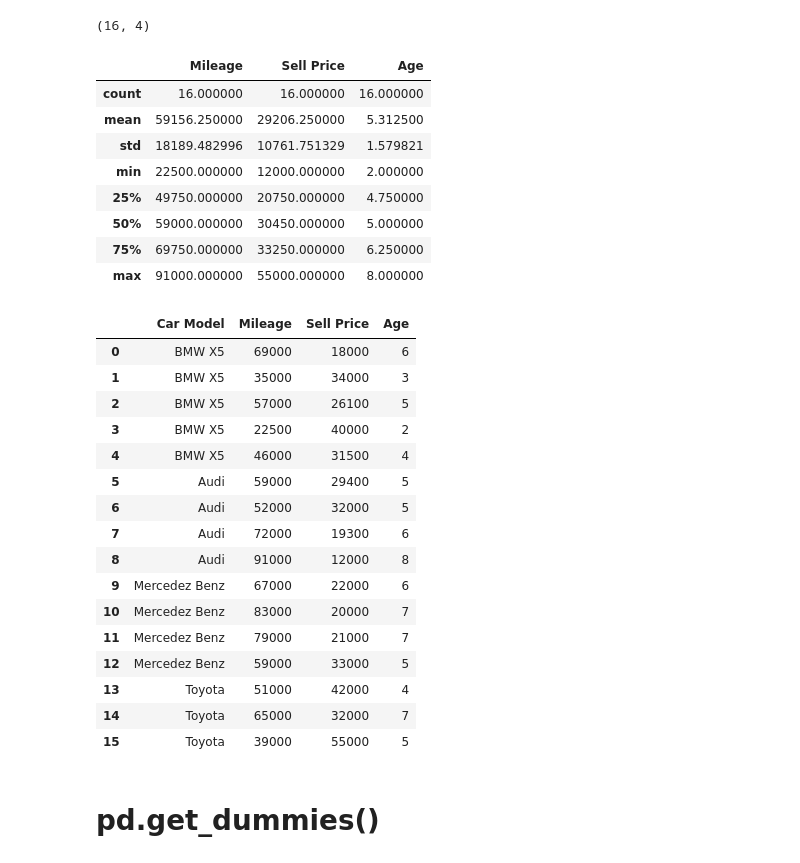
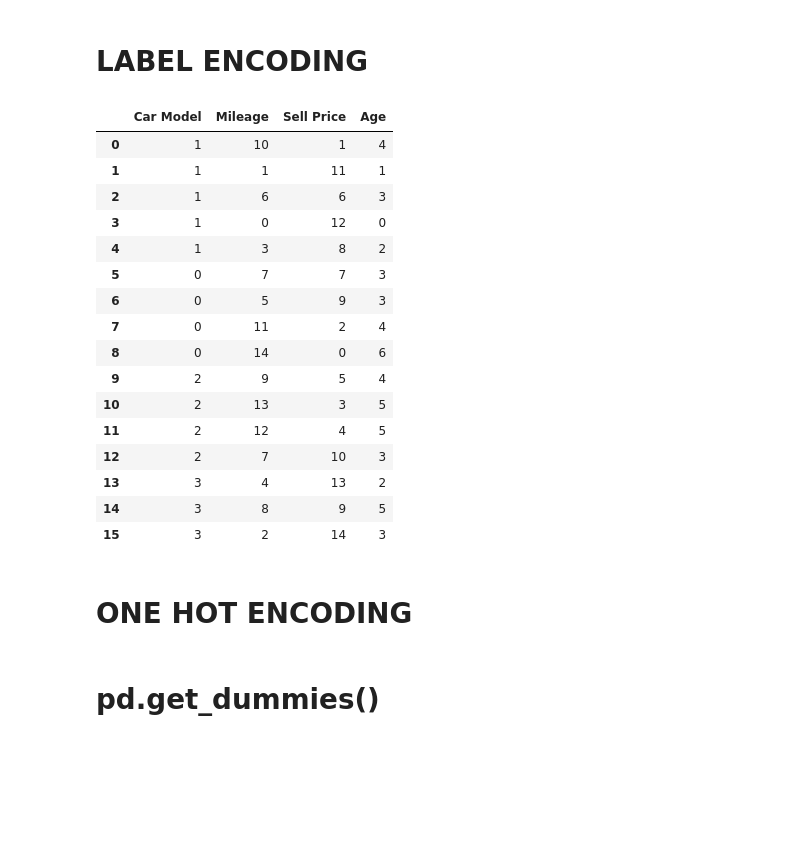
Before and after one commit to shohidulpolash/Machine-Learning-Practise, a Jupyter notebook: Encoding/One Hot Encoding Label Encoding.ipynb, the cells around one changed output. Saved outputs shown, nothing was run; the diff lists cells and outputs as text; code cells hidden in the pictures; blank space fills up the shorter version.

Commit message:
Decision Tree Regression 2, Label Encoding

```diff
--- a/Encoding/One Hot Encoding Label Encoding.ipynb
+++ b/Encoding/One Hot Encoding Label Encoding.ipynb
@@ -1,2 +1,4 @@
 # %%
 import pandas as pd
+# %%
+df=pd.read_csv("carprices.csv")
@@ -2,0 +41,2 @@ import pandas as pd
+# %% [markdown]
+# LABEL ENCODING
@@ -3,41 +46,29 @@ import pandas as pd
+# %%
+df=df.apply(LabelEncoder().fit_transform)
+# %%
+df #Label encoding happens in CAR Model Columns
+# %% [output]
+|  | Car Model | Mileage | Sell Price | Age |
+| 0 | 1 | 10 | 1 | 4 |
+| 1 | 1 | 1 | 11 | 1 |
+| 2 | 1 | 6 | 6 | 3 |
+| 3 | 1 | 0 | 12 | 0 |
+| 4 | 1 | 3 | 8 | 2 |
+| 5 | 0 | 7 | 7 | 3 |
+| 6 | 0 | 5 | 9 | 3 |
+| 7 | 0 | 11 | 2 | 4 |
+| 8 | 0 | 14 | 0 | 6 |
+| 9 | 2 | 9 | 5 | 4 |
+| 10 | 2 | 13 | 3 | 5 |
+| 11 | 2 | 12 | 4 | 5 |
+| 12 | 2 | 7 | 10 | 3 |
+| 13 | 3 | 4 | 13 | 2 |
+| 14 | 3 | 8 | 9 | 5 |
+| 15 | 3 | 2 | 14 | 3 |
+# %% [markdown]
+# ONE HOT ENCODING
 # %%
 data=pd.read_csv("carprices.csv")
-# %%
-data.shape
-# %% [output]
-(16, 4)
-# %%
-data.describe()
-# %% [output]
-|  | Mileage | Sell Price | Age |
-| count | 16.000000 | 16.000000 | 16.000000 |
-| mean | 59156.250000 | 29206.250000 | 5.312500 |
-| std | 18189.482996 | 10761.751329 | 1.579821 |
-| min | 22500.000000 | 12000.000000 | 2.000000 |
-| 25% | 49750.000000 | 20750.000000 | 4.750000 |
-| 50% | 59000.000000 | 30450.000000 | 5.000000 |
-| 75% | 69750.000000 | 33250.000000 | 6.250000 |
-| max | 91000.000000 | 55000.000000 | 8.000000 |
-# %%
-data
-# %% [output]
-|  | Car Model | Mileage | Sell Price | Age |
-| 0 | BMW X5 | 69000 | 18000 | 6 |
-| 1 | BMW X5 | 35000 | 34000 | 3 |
-| 2 | BMW X5 | 57000 | 26100 | 5 |
-| 3 | BMW X5 | 22500 | 40000 | 2 |
-| 4 | BMW X5 | 46000 | 31500 | 4 |
-| 5 | Audi | 59000 | 29400 | 5 |
-| 6 | Audi | 52000 | 32000 | 5 |
-| 7 | Audi | 72000 | 19300 | 6 |
-| 8 | Audi | 91000 | 12000 | 8 |
-| 9 | Mercedez Benz | 67000 | 22000 | 6 |
-| 10 | Mercedez Benz | 83000 | 20000 | 7 |
-| 11 | Mercedez Benz | 79000 | 21000 | 7 |
-| 12 | Mercedez Benz | 59000 | 33000 | 5 |
-| 13 | Toyota | 51000 | 42000 | 4 |
-| 14 | Toyota | 65000 | 32000 | 7 |
-| 15 | Toyota | 39000 | 55000 | 5 |
 # %% [markdown]
 # pd.get_dummies()
 # %%
```
Also changed, not shown: parts of 4 cells of this notebook.
